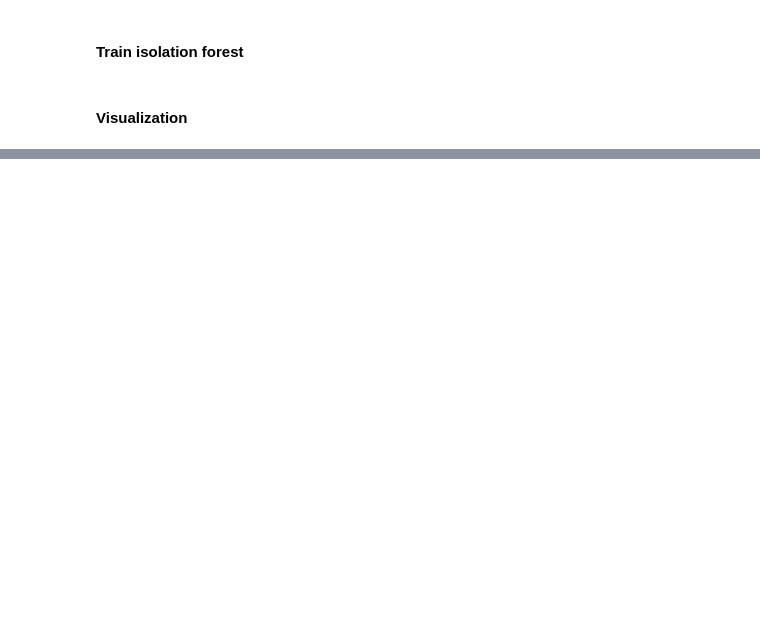
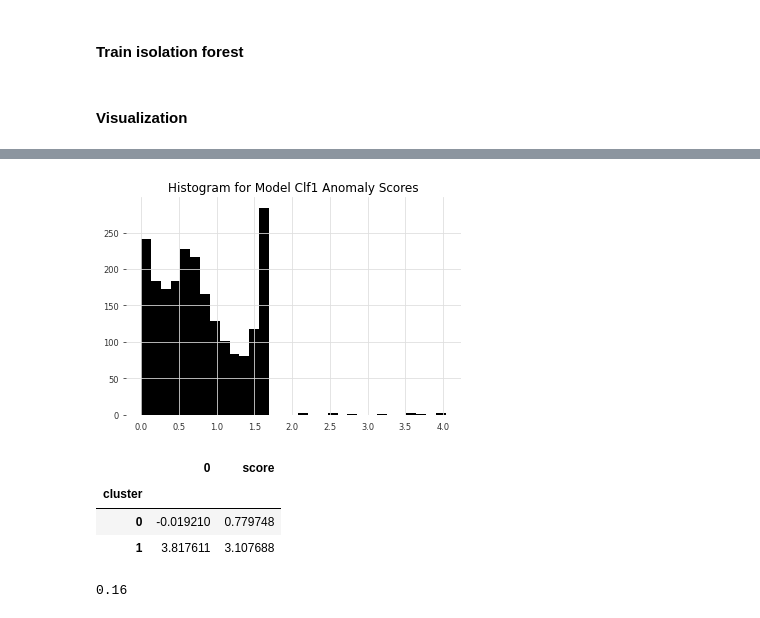
Before and after one commit to m3madadi/datadays, a Jupyter notebook: unsupervised.ipynb, the cells around one changed output, grey strips where cells are left out. Saved outputs shown, nothing was run; the diff lists cells and outputs as text; code cells hidden in the pictures; blank space fills up the shorter version.

```diff
--- a/unsupervised.ipynb
+++ b/unsupervised.ipynb
@@ -61,0 +65,3 @@ plt.show();
+# %%
+clf = AutoEncoder(hidden_neurons =[1, 2, 2, 1])
+clf.fit(data)
@@ -61,0 +117,29 @@ plt.show();
+# %%
+# Get the outlier scores for the train data
+y_train_scores = clf.decision_scores_
+# Predict the anomaly scores
+y_test_scores = clf.decision_function(data)  # outlier scores
+y_test_scores = pd.Series(y_test_scores)
+
+# Plot it!
+import matplotlib.pyplot as plt
+plt.hist(y_test_scores, bins='auto')
+plt.title("Histogram for Model Clf1 Anomaly Scores")
+plt.show()
+# %% [output]
+[figure, added]
+# %%
+df_test = data.copy()
+df_test['score'] = y_test_scores
+df_test['cluster'] = np.where(df_test['score']<2, 0, 1)
+df_test['cluster'].value_counts()
+df_test.groupby('cluster').mean()
+# %% [output]
+|  | 0 | score |
+| cluster |  |  |
+| 0 | -0.019210 | 0.779748 |
+| 1 | 3.817611 | 3.107688 |
+# %%
+f1_score(df_hourly['label'].values.astype(int), df_test['cluster'].values)
+# %% [output]
+0.16
```
Also changed, not shown: parts of 8 cells of this notebook.
